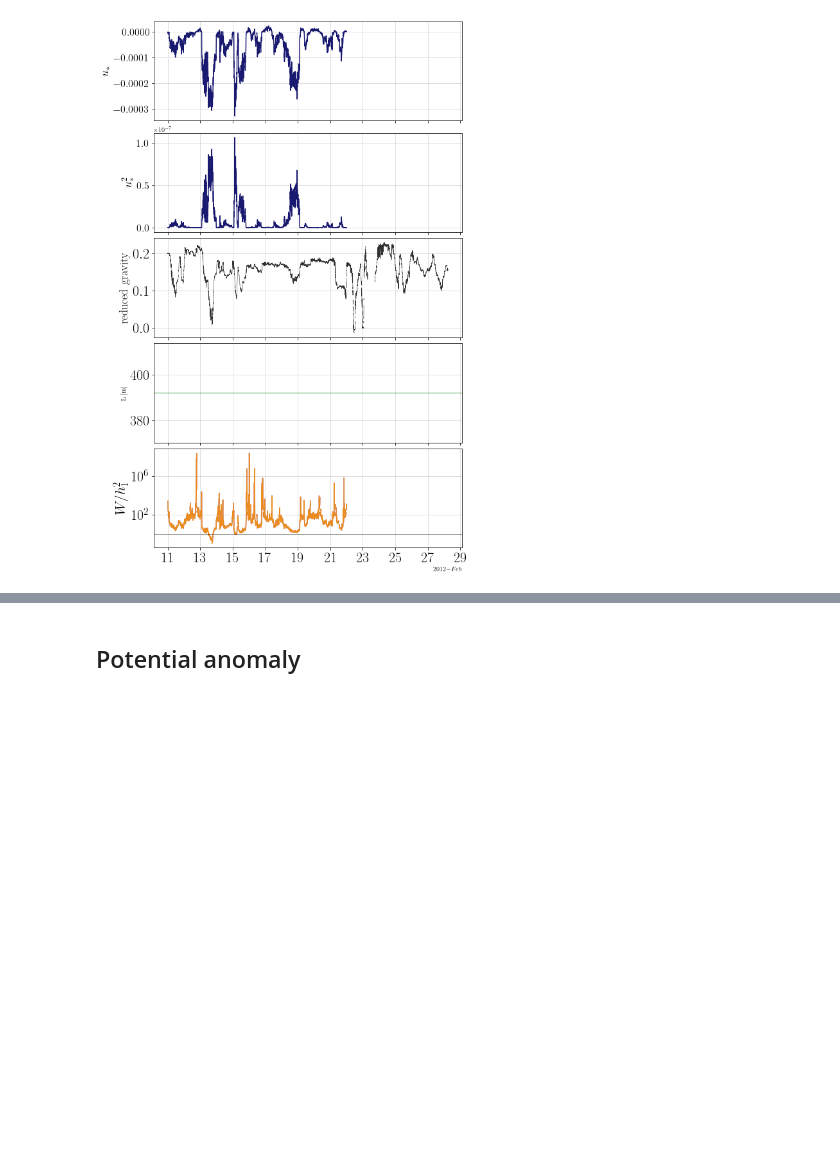
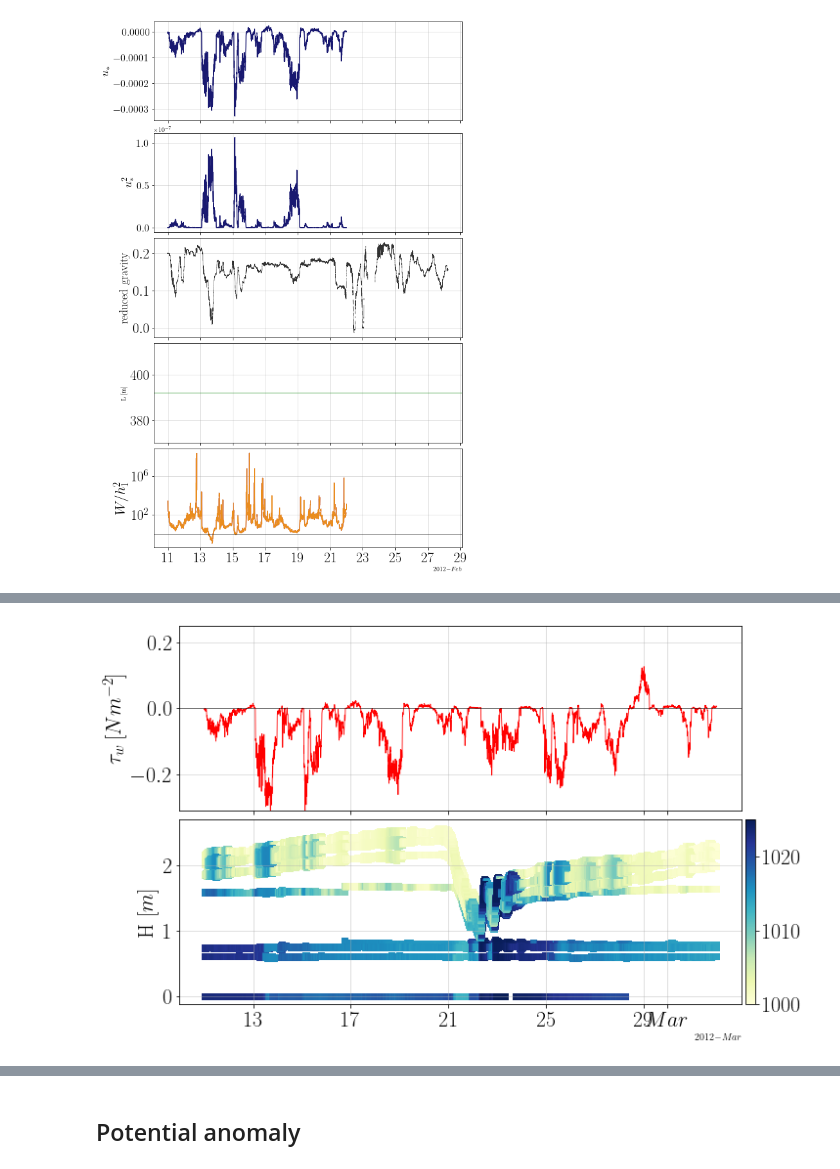
Before and after one commit to Dhannai/Thesis, a Jupyter notebook: febmar/lake_mixing-stratification_indices.ipynb, the cells around one changed output, grey strips where cells are left out. Cells and saved outputs as stored; diff of their text form; code cells hidden in the pictures; blank space fills up the shorter version.

```diff
--- a/febmar/lake_mixing-stratification_indices.ipynb
+++ b/febmar/lake_mixing-stratification_indices.ipynb
@@ -1091,0 +1241,62 @@ plt.show()
+# %%
+#Formato fecha
+locator = mdates.AutoDateLocator()
+formatter = mdates.ConciseDateFormatter(locator)
+
+#Inicio figura
+fig, (ax2,ax6) = plt.subplots(nrows=2, figsize=(10, 6), constrained_layout=True, sharex=True)
+
+ax2.set_ylabel(r"$\tau_w\,[Nm^{-2}]$ ",
+          fontsize=22)
+ax2.plot(wdf.index, wdf.values,color='r', linewidth=0.8)
+ax2.axhline(y=0, color='k', linewidth=0.5)
+ax2.xaxis.set_tick_params(labelsize=22)
+ax2.yaxis.set_tick_params(labelsize=22)
+ax2.grid(alpha=0.5)
+ax2.set_ylim(-0.31, 0.25)
+
+
+# Grafico densidades DC
+# ax3.set_title(r"Density calculated from temperature and salinity at DC [$kg/m^3$]",
+#           fontsize=16)
+ax6.set_ylabel(r"H "
+          r"$\displaystyle[m]$",
+          fontsize=22)
+# ax6.plot(dc.time, 0.7*dc.sel(variables='Depth', sensor=1), c='purple', alpha=0.8)
+# ax6.plot(dc.time, 0.4*dc.sel(variables='Depth', sensor=1), c='orange', alpha=0.8)
+scat = ax6.scatter(nm.time.values, nm.sel(variables='Depth2', sensor=1), c=nm.sel(variables='Density', sensor=1), marker='s', cmap=cm.YlGnBu, vmin=1000, vmax=1025)
+ax6.scatter(nm.time.values, nm.sel(variables='Depth2', sensor=2), c=nm.sel(variables='Density', sensor=2), marker='s', cmap=cm.YlGnBu, vmin=1000, vmax=1025)
+ax6.scatter(nm.time.values, nm.sel(variables='Depth2', sensor=3), c=nm.sel(variables='Density', sensor=3), marker='s', cmap=cm.YlGnBu, vmin=1000, vmax=1025)
+
+ax6.scatter(dc.time.values, dc.sel(variables='Depth2', sensor=1), c=dc.sel(variables='Density', sensor=1), marker='s', cmap=cm.YlGnBu, vmin=1000, vmax=1025)
+ax6.scatter(dc.time.values, dc.sel(variables='Depth2', sensor=2), c=dc.sel(variables='Density', sensor=2), marker='s', cmap=cm.YlGnBu, vmin=1000, vmax=1025)
+ax6.scatter(dc.time.values, dc.sel(variables='Depth2', sensor=3), c=dc.sel(variables='Density', sensor=3), marker='s', cmap=cm.YlGnBu, vmin=1000, vmax=1025)
+ax6.scatter(dc.time.values, dc.sel(variables='Depth2', sensor=4), c=dc.sel(variables='Density', sensor=4), marker='s', cmap=cm.YlGnBu, vmin=1000, vmax=1025)
+
+ax6.scatter(ml.time.values, ml.sel(variables='Depth2', sensor=1), c=ml.sel(variables='Density', sensor=1), marker='s', cmap=cm.YlGnBu, vmin=1000, vmax=1025)
+ax6.scatter(ml.time.values, ml.sel(variables='Depth2', sensor=2), c=ml.sel(variables='Density', sensor=2), marker='s', cmap=cm.YlGnBu, vmin=1000, vmax=1025)
+
+cbar2 = fig.colorbar(scat, ax=ax6, pad=0.007)
+cbar2.ax.tick_params(labelsize=22)
+ax6.xaxis.set_tick_params(labelsize=22)
+ax6.yaxis.set_tick_params(labelsize=22)
+ax6.grid(alpha=0.5)
+
+
+#Formato fecha
+locator = mdates.AutoDateLocator()
+formatter = mdates.ConciseDateFormatter(locator)
+
+
+
+
+# Ajustar formato fecha
+
+
+ax2.xaxis.set_major_locator(locator)
+ax2.xaxis.set_major_formatter(formatter)
+
+
+plt.show()
+# %% [output]
+[figure, added]
```
Also changed, not shown: parts of 11 cells of this notebook.
